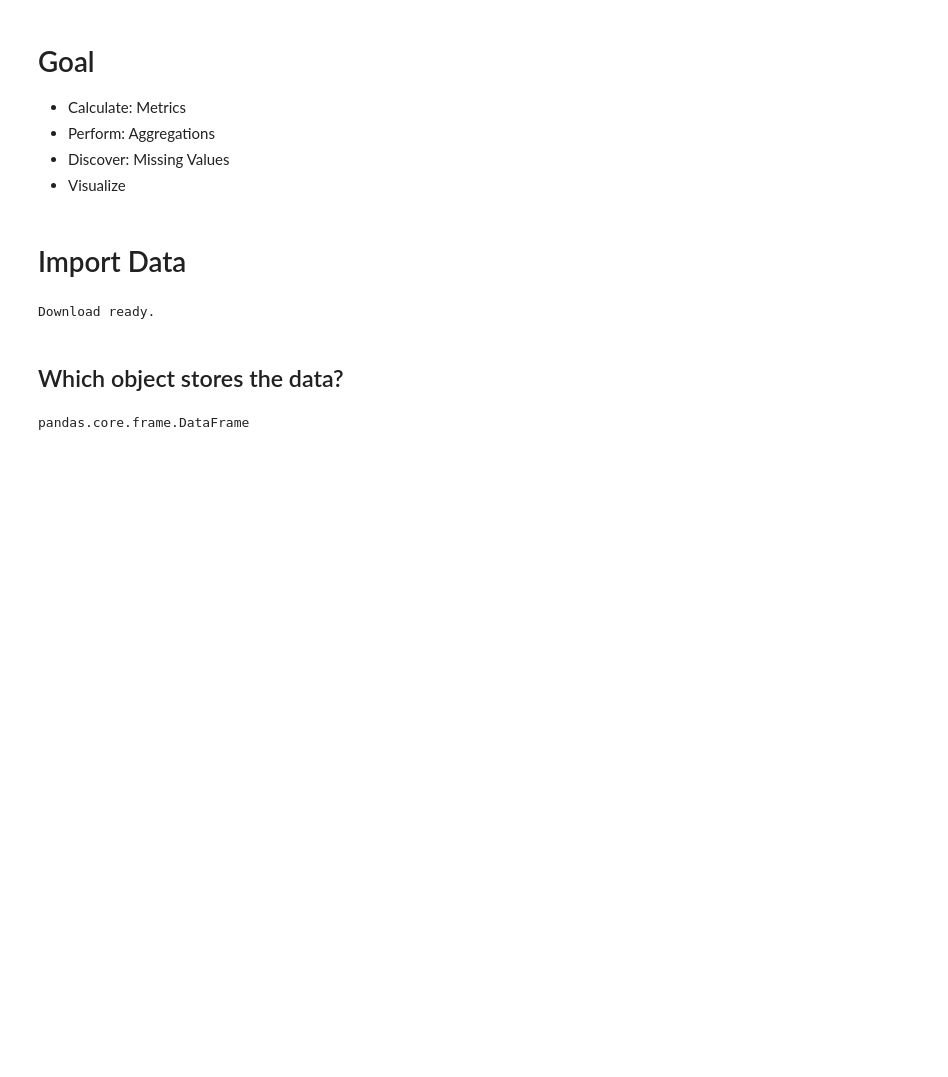
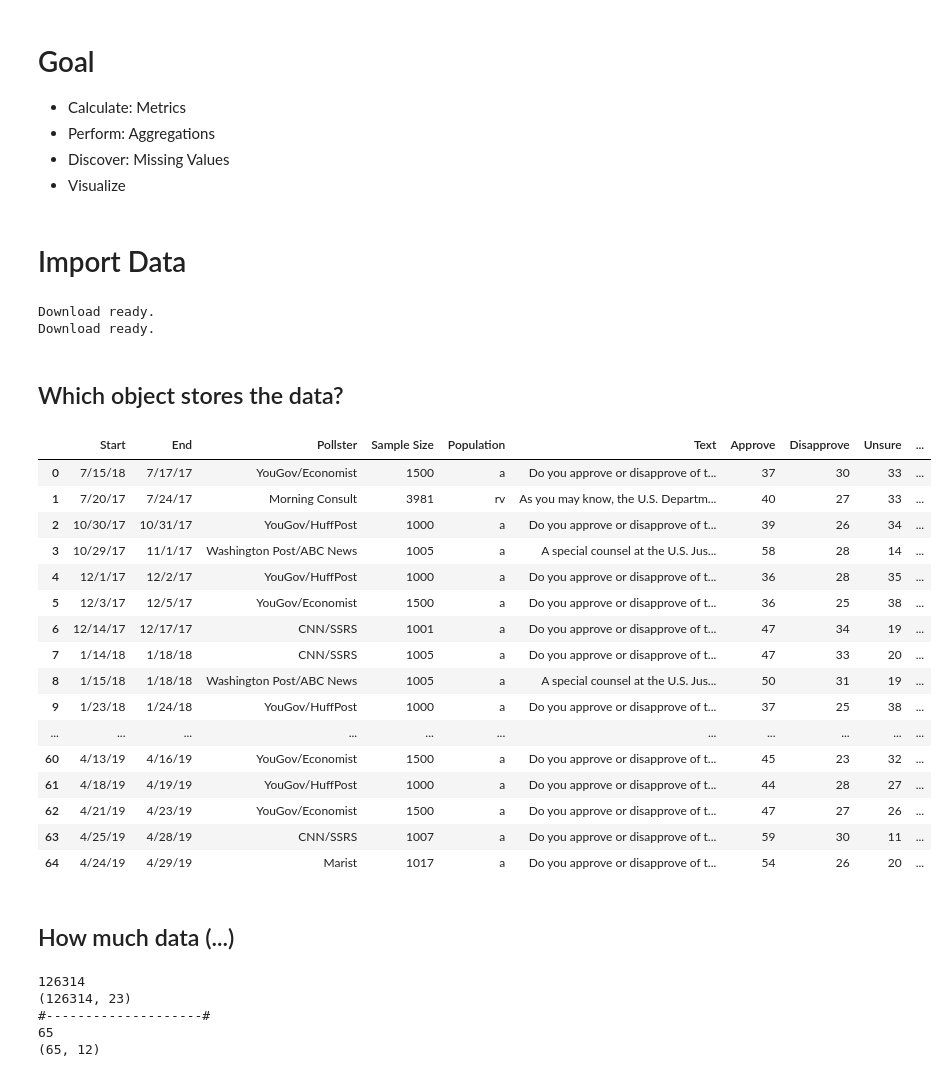
Before and after one commit to ooxiel/OfficePythonProgramming, a Jupyter notebook: Lectures/2023_04_26/10_Pandas.ipynb, the cells around one changed output. Cells and saved outputs as stored; diff of their text form; code cells hidden in the pictures; blank space fills up the shorter version.

```diff
--- a/Lectures/2023_04_26/10_Pandas.ipynb
+++ b/Lectures/2023_04_26/10_Pandas.ipynb
@@ -19,13 +19,64 @@ with open(target_csv_path, 'wb') as f:  # Open file and write the content
     f.write(response.content)           # Write the content of the response (r.content) to the file.
 
 print("Download ready.")                # Let the user know the file is ready.
+
+#--------------------#
+
+download_url2 = "https://raw.githubusercontent.com/fivethirtyeight/data/master/mueller-polls/mueller-approval-polls.csv"
+target_csv_path2="mueller-approval-polls.csv"
+
+response2 = requests.get(download_url2)   # Create HTTP response object
+response2.raise_for_status()             # Check that the request was successful
+
+with open(target_csv_path2, 'wb') as f:  # Open file and write the content
+    f.write(response2.content)           # Write the content of the response (r.content) to the file.
+
+print("Download ready.")
 # %% [output]
 Download ready.
+Download ready.
 # %% [markdown]
 ## Which object stores the data?
 # %%
 import pandas as pd
 nba = pd.read_csv("nbaallelo.csv")
-type(nba)
+nba
+
+#--------------------#
+
+mueller = pd.read_csv("mueller-approval-polls.csv")
+mueller
 # %% [output]
-pandas.core.frame.DataFrame
+|  | Start | End | Pollster | Sample Size | Population | Text | Approve | Disapprove | Unsure | ... |
+| 0 | 7/15/18 | 7/17/17 | YouGov/Economist | 1500 | a | Do you approve or disapprove of t... | 37 | 30 | 33 | ... |
+| 1 | 7/20/17 | 7/24/17 | Morning Consult | 3981 | rv | As you may know, the U.S. Departm... | 40 | 27 | 33 | ... |
+| 2 | 10/30/17 | 10/31/17 | YouGov/HuffPost | 1000 | a | Do you approve or disapprove of t... | 39 | 26 | 34 | ... |
+| 3 | 10/29/17 | 11/1/17 | Washington Post/ABC News | 1005 | a | A special counsel at the U.S. Jus... | 58 | 28 | 14 | ... |
+| 4 | 12/1/17 | 12/2/17 | YouGov/HuffPost | 1000 | a | Do you approve or disapprove of t... | 36 | 28 | 35 | ... |
+| 5 | 12/3/17 | 12/5/17 | YouGov/Economist | 1500 | a | Do you approve or disapprove of t... | 36 | 25 | 38 | ... |
+| 6 | 12/14/17 | 12/17/17 | CNN/SSRS | 1001 | a | Do you approve or disapprove of t... | 47 | 34 | 19 | ... |
+| 7 | 1/14/18 | 1/18/18 | CNN/SSRS | 1005 | a | Do you approve or disapprove of t... | 47 | 33 | 20 | ... |
+| 8 | 1/15/18 | 1/18/18 | Washington Post/ABC News | 1005 | a | A special counsel at the U.S. Jus... | 50 | 31 | 19 | ... |
+| 9 | 1/23/18 | 1/24/18 | YouGov/HuffPost | 1000 | a | Do you approve or disapprove of t... | 37 | 25 | 38 | ... |
+| ... | ... | ... | ... | ... | ... | ... | ... | ... | ... | ... |
+| 60 | 4/13/19 | 4/16/19 | YouGov/Economist | 1500 | a | Do you approve or disapprove of t... | 45 | 23 | 32 | ... |
+| 61 | 4/18/19 | 4/19/19 | YouGov/HuffPost | 1000 | a | Do you approve or disapprove of t... | 44 | 28 | 27 | ... |
+| 62 | 4/21/19 | 4/23/19 | YouGov/Economist | 1500 | a | Do you approve or disapprove of t... | 47 | 27 | 26 | ... |
+| 63 | 4/25/19 | 4/28/19 | CNN/SSRS | 1007 | a | Do you approve or disapprove of t... | 59 | 30 | 11 | ... |
+| 64 | 4/24/19 | 4/29/19 | Marist | 1017 | a | Do you approve or disapprove of t... | 54 | 26 | 20 | ... |
+# %% [markdown]
+## How much data (...)
+# %%
+print(len(nba))
+print(nba.shape)
+
+#--------------------#
+print('#--------------------#')
+print(len(mueller))
+print(mueller.shape)
+# %% [output]
+126314
+(126314, 23)
+#--------------------#
+65
+(65, 12)
```
Also changed, not shown: parts of 21 cells of this notebook, 2 other files.
